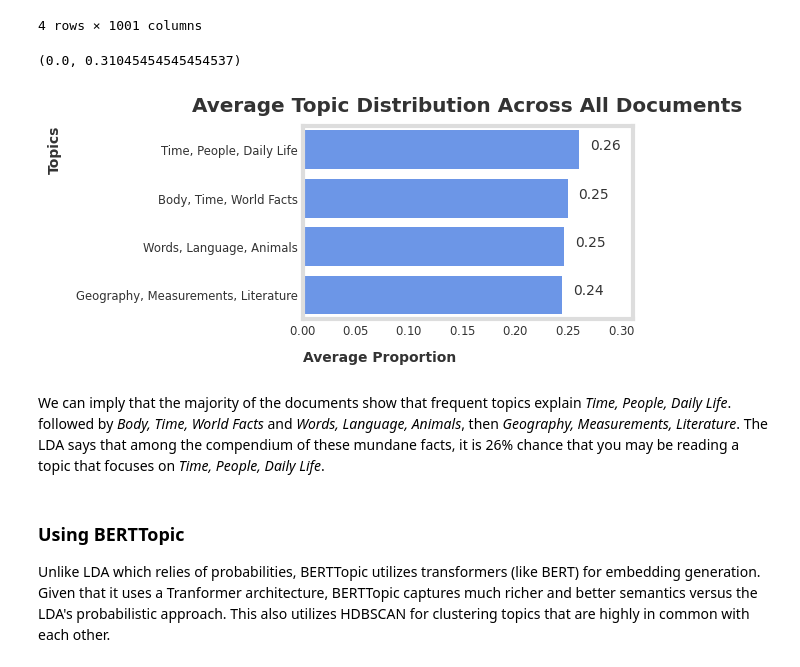
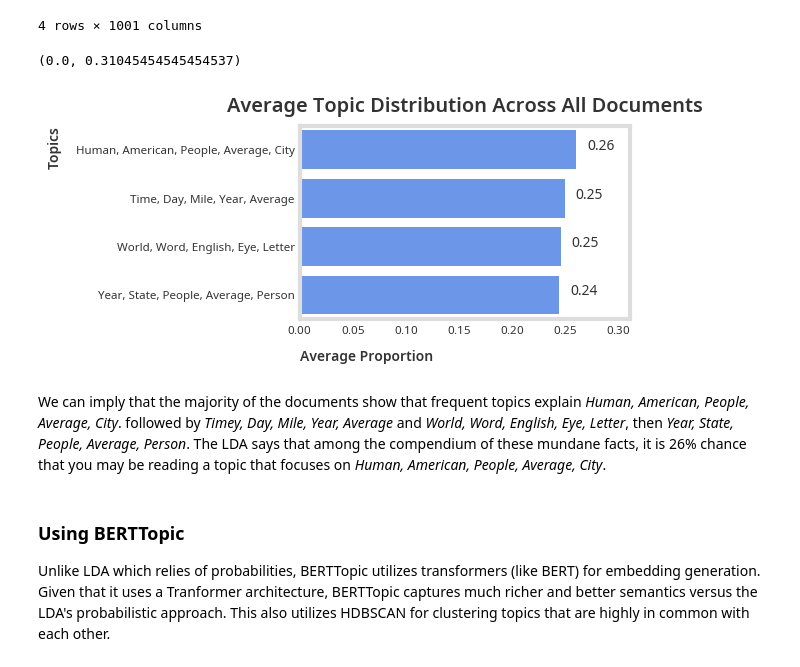
Before and after one commit to iragca/pit-predictive-analysis, a Jupyter notebook: notebooks/1.0-random-useless-facts.ipynb, the cells around one changed output. Saved outputs shown, nothing was run; the diff lists cells and outputs as text; code cells hidden in the pictures.

```diff
--- a/notebooks/1.0-random-useless-facts.ipynb
+++ b/notebooks/1.0-random-useless-facts.ipynb
@@ -728,8 +758,17 @@ Out of the 1001 documents, we will be taking out 128 *max_features* or the most
 lda = LatentDirichletAllocation(
     n_components = 4, #number of topics to allocate
     random_state=RANDOM_STATE, #for reproducibility
-    max_iter = 28
+    max_iter = 28 # number of training iterations
 )
 
 lda.fit(doc_term_matrix)
+
+top_topics = {}
+
+# Display top words for each topic
+for topic_idx, topic in enumerate(lda.components_):
+    top_words_idx = topic.argsort()[-5:][::-1]  # Get top 5 words
+    top_topics[topic_idx] = top_words_idx
+    top_words = [feature_names[i] for i in top_words_idx]
+    print(f"Topic {topic_idx + 1}: {', '.join(top_words)}")
 # %% [output]
@@ -762,39 +794,35 @@ df_lda.T
 | Topic 4 | 0.812 | 0.125 | 0.125 | 0.083 | 0.125 | 0.25 | 0.083 | 0.125 | 0.25 | 0.25 | ... | ... |
 4 rows × 1001 columns
 # %%
-
 # Calculate average topic proportions across all documents
 average_topic_proportions = df_lda.mean()
 
 # Define new topic names based on top words
 new_topic_names = {
-    'Topic 1': 'Words, Language, Animals',
-    'Topic 2': 'Time, People, Daily Life',
-    'Topic 3': 'Geography, Measurements, Literature',
-    'Topic 4': 'Body, Time, World Facts'
+    f'Topic {i+1}': ', '.join([feature_names[j].title() for j in top_topics[i]]) for i in top_topics
 }
 
 # Map the new names to the average_topic_proportions index
 # Using .copy() to avoid SettingWithCopyWarning if average_topic_proportions was a slice
 pie_data = average_topic_proportions.rename(index=new_topic_names).copy().sort_values(ascending=False)
 
 sns.barplot(
     y=pie_data.index,
     x=pie_data.values,
     orient='h',
 )
 
 for i, v in enumerate(pie_data.values):
     plt.text(v + 0.01 , i, f"{v:.2f}", color=Color.SOFT_BLACK.value, ha='left')
 plt.xlabel('Average Proportion')
 plt.ylabel('Topics')
 plt.title('Average Topic Distribution Across All Documents')
 plt.xlim(0, max(pie_data.values) + 0.05)
 # %% [output]
 (0.0, 0.31045454545454537)
-[figure, old version]
+[figure, new version]
 # %% [markdown]
-We can imply that the majority of the documents show that frequent topics explain *Time, People, Daily Life*. followed by *Body, Time, World Facts* and *Words, Language, Animals*, then *Geography, Measurements, Literature*. The LDA says that among the compendium of these mundane facts, it is 26% chance that you may be reading a topic that focuses on *Time, People, Daily Life*.
+We can imply that the majority of the documents show that frequent topics explain *Human, American, People, Average, City*. followed by *Timey, Day, Mile, Year, Average* and *World, Word, English, Eye, Letter*, then *Year, State, People, Average, Person*. The LDA says that among the compendium of these mundane facts, it is 26% chance that you may be reading a topic that focuses on *Human, American, People, Average, City*.
 # %% [markdown]
 ### **Using BERTTopic**
 
```
Also changed, not shown: parts of 17 cells of this notebook.
